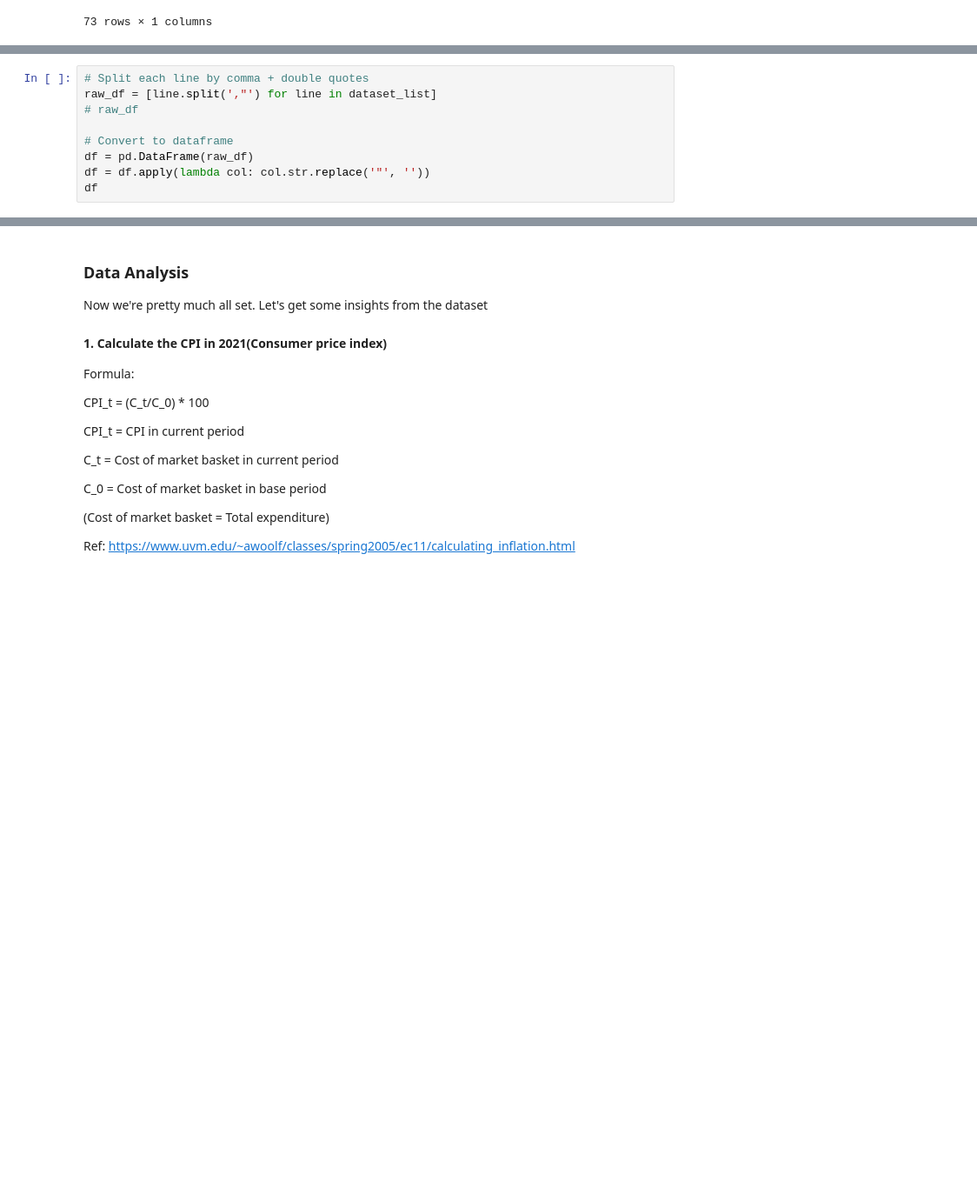
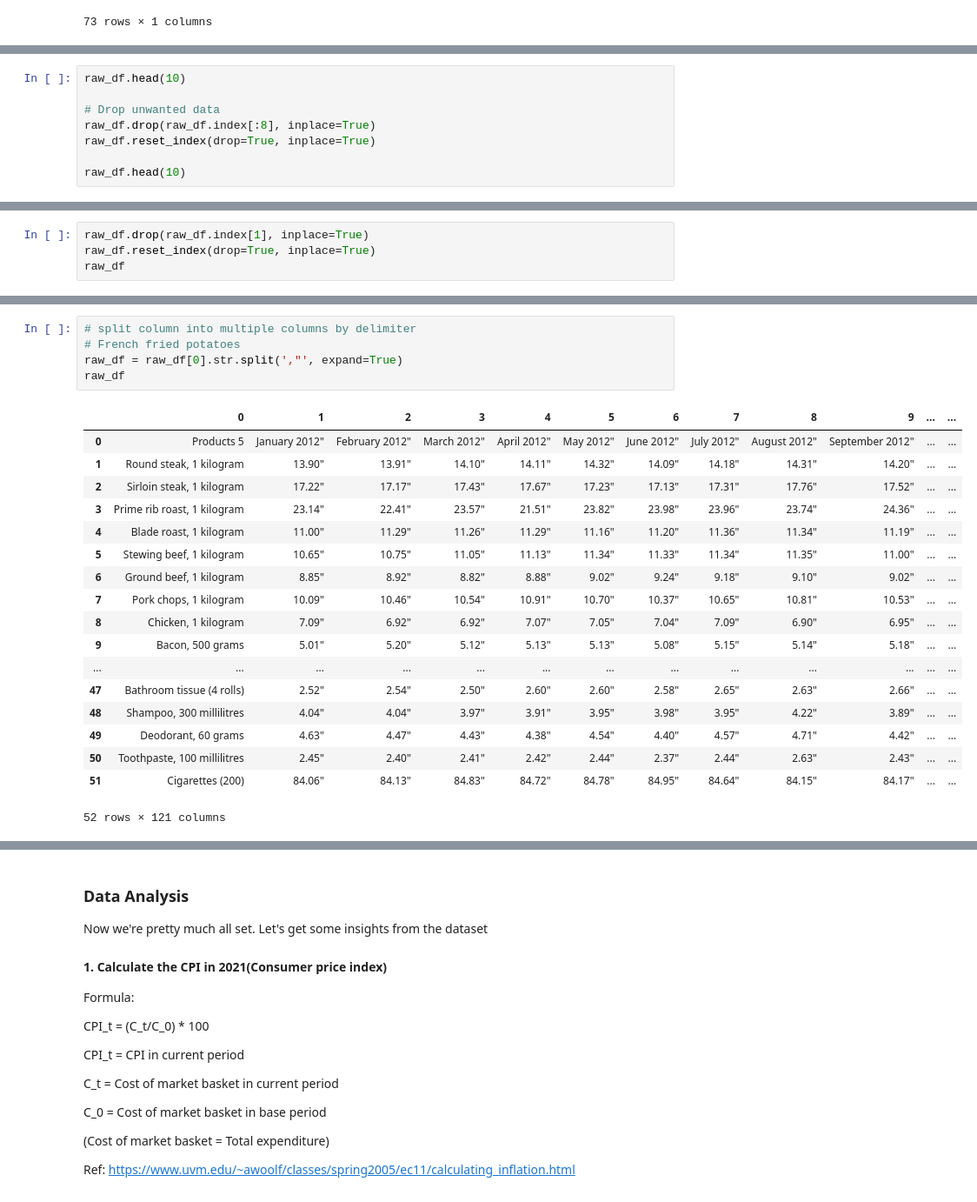
Before and after one commit to Jamie0810/Exploratory-Data-Analysis, a Jupyter notebook: cpi_analysis.ipynb, the cells around one changed output, grey strips where cells are left out. Shown at 87% size. Saved outputs shown, nothing was run; the diff lists cells and outputs as text; blank space fills up the shorter version.

Commit message:
Optimizing data preprocessing

```diff
--- a/cpi_analysis.ipynb
+++ b/cpi_analysis.ipynb
@@ -78,9 +33,0 @@ dataset_list
-# %%
-# Split each line by comma + double quotes
-raw_df = [line.split(',"') for line in dataset_list]
-# raw_df
-
-# Convert to dataframe
-df = pd.DataFrame(raw_df)
-df = df.apply(lambda col: col.str.replace('"', ''))
-df
@@ -200,0 +34,8 @@ df
+# %%
+raw_df.head(10)
+
+# Drop unwanted data
+raw_df.drop(raw_df.index[:8], inplace=True)
+raw_df.reset_index(drop=True, inplace=True)
+
+raw_df.head(10)
@@ -200,0 +54,4 @@ df
+# %%
+raw_df.drop(raw_df.index[1], inplace=True)
+raw_df.reset_index(drop=True, inplace=True)
+raw_df
@@ -200,0 +101,24 @@ df
+# %%
+# split column into multiple columns by delimiter
+# French fried potatoes
+raw_df = raw_df[0].str.split(',"', expand=True)
+raw_df
+# %% [output]
+|  | 0 | 1 | 2 | 3 | 4 | 5 | 6 | 7 | 8 | 9 | ... | ... |
+| 0 | Products 5 | January 2012" | February 2012" | March 2012" | April 2012" | May 2012" | June 2012" | July 2012" | August 2012" | September 2012" | ... | ... |
+| 1 | Round steak, 1 kilogram | 13.90" | 13.91" | 14.10" | 14.11" | 14.32" | 14.09" | 14.18" | 14.31" | 14.20" | ... | ... |
+| 2 | Sirloin steak, 1 kilogram | 17.22" | 17.17" | 17.43" | 17.67" | 17.23" | 17.13" | 17.31" | 17.76" | 17.52" | ... | ... |
+| 3 | Prime rib roast, 1 kilogram | 23.14" | 22.41" | 23.57" | 21.51" | 23.82" | 23.98" | 23.96" | 23.74" | 24.36" | ... | ... |
+| 4 | Blade roast, 1 kilogram | 11.00" | 11.29" | 11.26" | 11.29" | 11.16" | 11.20" | 11.36" | 11.34" | 11.19" | ... | ... |
+| 5 | Stewing beef, 1 kilogram | 10.65" | 10.75" | 11.05" | 11.13" | 11.34" | 11.33" | 11.34" | 11.35" | 11.00" | ... | ... |
+| 6 | Ground beef, 1 kilogram | 8.85" | 8.92" | 8.82" | 8.88" | 9.02" | 9.24" | 9.18" | 9.10" | 9.02" | ... | ... |
+| 7 | Pork chops, 1 kilogram | 10.09" | 10.46" | 10.54" | 10.91" | 10.70" | 10.37" | 10.65" | 10.81" | 10.53" | ... | ... |
+| 8 | Chicken, 1 kilogram | 7.09" | 6.92" | 6.92" | 7.07" | 7.05" | 7.04" | 7.09" | 6.90" | 6.95" | ... | ... |
+| 9 | Bacon, 500 grams | 5.01" | 5.20" | 5.12" | 5.13" | 5.13" | 5.08" | 5.15" | 5.14" | 5.18" | ... | ... |
+| ... | ... | ... | ... | ... | ... | ... | ... | ... | ... | ... | ... | ... |
+| 47 | Bathroom tissue (4 rolls) | 2.52" | 2.54" | 2.50" | 2.60" | 2.60" | 2.58" | 2.65" | 2.63" | 2.66" | ... | ... |
+| 48 | Shampoo, 300 millilitres | 4.04" | 4.04" | 3.97" | 3.91" | 3.95" | 3.98" | 3.95" | 4.22" | 3.89" | ... | ... |
+| 49 | Deodorant, 60 grams | 4.63" | 4.47" | 4.43" | 4.38" | 4.54" | 4.40" | 4.57" | 4.71" | 4.42" | ... | ... |
+| 50 | Toothpaste, 100 millilitres | 2.45" | 2.40" | 2.41" | 2.42" | 2.44" | 2.37" | 2.44" | 2.63" | 2.43" | ... | ... |
+| 51 | Cigarettes (200) | 84.06" | 84.13" | 84.83" | 84.72" | 84.78" | 84.95" | 84.64" | 84.15" | 84.17" | ... | ... |
+52 rows × 121 columns
```
Also changed, not shown: parts of 22 cells of this notebook.
